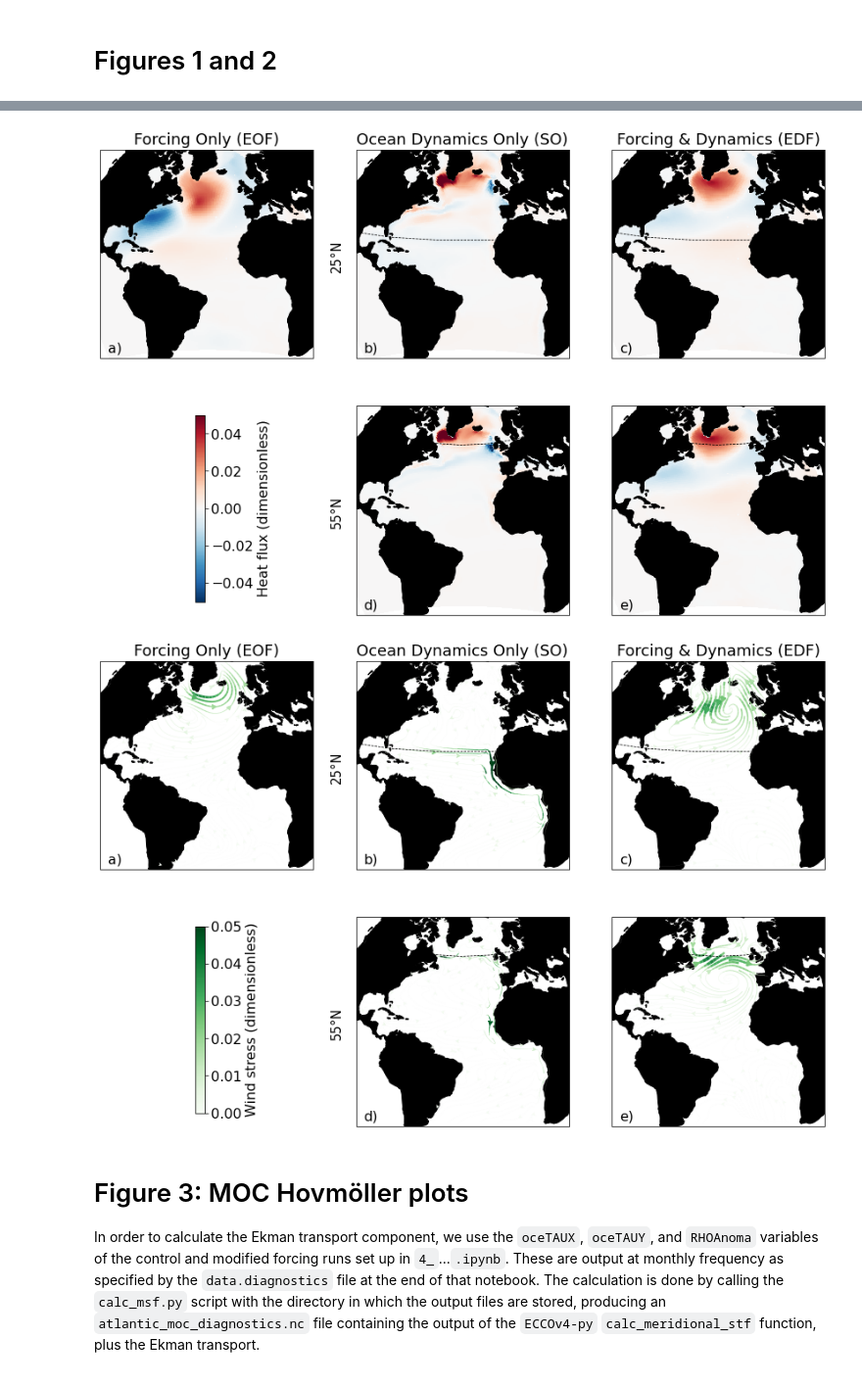
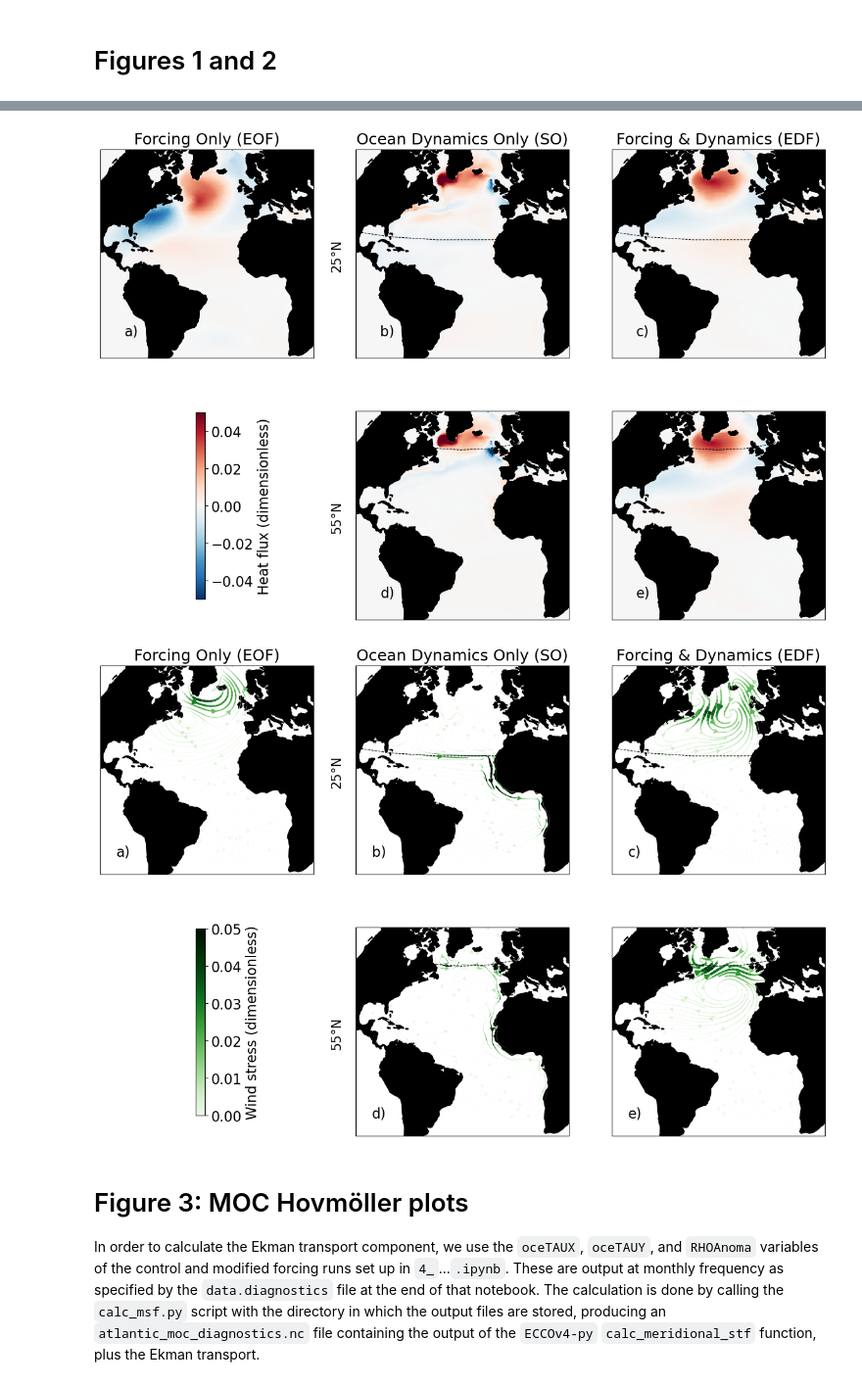
Before and after one commit to ds4g15/AMOC_DPC_paper, a Jupyter notebook: 5_AMOC_diagnostics.ipynb, the cells around one changed output, grey strips where cells are left out. Shown at 98% size. Drawn from its saved outputs; the diff is of its cells as text; code cells hidden in the pictures.

```diff
--- a/5_AMOC_diagnostics.ipynb
+++ b/5_AMOC_diagnostics.ipynb
@@ -44,6 +49,7 @@ EDF25_tauxy=EDF25_tauxy/np.linalg.norm(EDF25_tauxy)
 # %%
 CMAP=plt.cm.get_cmap('RdBu_r').__copy__();CMAP.set_bad('k')
 VLIM=0.05
+midcolor=CMAP(np.linspace(0,1,256))[128]
 
 print('Figure 1')
 fig,ax=plt.subplots(2,3)
@@ -52,7 +58,7 @@ p,AX=unpack_and_map(EOF1_hflux,ax=ax[0,0],vmin=-VLIM,vmax=VLIM,cmap=CMAP);ax[0,0
 # HF SOs
 p,AX=unpack_and_map(SO25_hflux,ax=ax[0,1],vmin=-VLIM,vmax=VLIM,cmap=CMAP);ax[0,1]=AX;
 AX.plot([-100,100],[25,25],transform=ccrs.PlateCarree(),color='k',linestyle='--',linewidth=0.75);
-p,AX=unpack_and_map(SO55_hflux,ax=ax[1,1],vmin=-VLIM,vmax=VLIM,cmap=CMAP);ax[1,1]=AX;
+p,AX=unpack_and_map(-SO55_hflux,ax=ax[1,1],vmin=-VLIM,vmax=VLIM,cmap=CMAP);ax[1,1]=AX;
 AX.plot([-100,100],[55,55],transform=ccrs.PlateCarree(),color='k',linestyle='--',linewidth=0.75);
 # HF EDFs
 p,AX=unpack_and_map(EDF25_hflux,ax=ax[0,2],vmin=-VLIM,vmax=VLIM,cmap=CMAP);ax[0,2]=AX;
@@ -75,27 +81,41 @@ ax[0,1].set_title('Ocean Dynamics Only (SO)',fontsize=18);
 ax[0,2].set_title('Forcing & Dynamics (EDF)',fontsize=18);
 ax[0,1].text(-8e6,1e6,'25°N',rotation=90,fontsize=15);
 ax[1,1].text(-8e6,1e6,'55°N',rotation=90,fontsize=15);
-[ax.flatten()[i].text(-6e6,-4e6,['a)','b)','c)','_','d)','e)'][i],fontsize=16) for i in range(len(ax.flatten()))];
+[ax.flatten()[i].text(-5e6,-3e6,['a)','b)','c)','_','d)','e)'][i],fontsize=16) for i in range(len(ax.flatten()))];
+[ax.flatten()[i].set_facecolor(midcolor) for i in range(len(ax.flatten()))]
 fig.set_size_inches(15,10);
-fig.savefig('figures_pdf/figure_1.png',bbox_inches='tight')
 
+#
+fig.savefig('figures/figure_1.png',bbox_inches='tight')
 #####################################################################################################################################
+###############################################
+#Sharpen the colormap
+from matplotlib.colors import ListedColormap
+
+# Define the base colormap and the number of colors
+base_cmap = plt.get_cmap('Greens')
+N = 256  # Number of points in the colormap
+colors = base_cmap(np.linspace(0, 1, N))
+# midcolor=colors[128]**2
+CMAP = ListedColormap(colors**2)
+CMAP.set_bad('k')
+###############################################
 #####################################################################################################################################
 
 print('Figure 2')
 
 fig,ax=plt.subplots(2,3)
 # UV EOFs
-s,AX=atlstream(EOF1_tauxy,ax=ax[0,0],widthfactor=4,ss=1,density=4,arrowsize=1.,arrowstyle='fancy',cmap='Greens',vmin=0,vmax=VLIM);ax[0,0]=AX;
+s,AX=atlstream(-EOF1_tauxy,ax=ax[0,0],widthfactor=4,ss=1,density=4,arrowsize=1.,arrowstyle='fancy',cmap=CMAP,vmin=0,vmax=VLIM);ax[0,0]=AX;
 # UV SOs
-s,AX=atlstream(SO25_tauxy,ax=ax[0,1],widthfactor=4,ss=1,density=4,arrowsize=1.,arrowstyle='fancy',cmap='Greens',vmin=0,vmax=VLIM);ax[0,1]=AX;
+s,AX=atlstream(SO25_tauxy,ax=ax[0,1],widthfactor=4,ss=1,density=4,arrowsize=1.,arrowstyle='fancy',cmap=CMAP,vmin=0,vmax=VLIM);ax[0,1]=AX;
 AX.plot([-100,100],[25,25],transform=ccrs.PlateCarree(),color='k',linestyle='--',linewidth=0.75);
-s,AX=atlstream(SO55_tauxy,ax=ax[1,1],widthfactor=4,ss=1,density=4,arrowsize=1.,arrowstyle='fancy',cmap='Greens',vmin=0,vmax=VLIM);ax[1,1]=AX;
+s,AX=atlstream(SO55_tauxy,ax=ax[1,1],widthfactor=4,ss=1,density=4,arrowsize=1.,arrowstyle='fancy',cmap=CMAP,vmin=0,vmax=VLIM);ax[1,1]=AX;
 AX.plot([-100,100],[55,55],transform=ccrs.PlateCarree(),color='k',linestyle='--',linewidth=0.75);
 # UV EDFs
-s,AX=atlstream(EDF25_tauxy,ax=ax[0,2],widthfactor=4,ss=1,density=4,arrowsize=1.,arrowstyle='fancy',cmap='Greens',vmin=0,vmax=VLIM);ax[0,2]=AX;
+s,AX=atlstream(EDF25_tauxy,ax=ax[0,2],widthfactor=4,ss=1,density=4,arrowsize=1.,arrowstyle='fancy',cmap=CMAP,vmin=0,vmax=VLIM);ax[0,2]=AX;
 AX.plot([-100,100],[25,25],transform=ccrs.PlateCarree(),color='k',linestyle='--',linewidth=0.75);
-s,AX=atlstream(EDF55_tauxy,ax=ax[1,2],widthfactor=4,ss=1,density=4,arrowsize=1.,arrowstyle='fancy',cmap='Greens',vmin=0,vmax=VLIM);ax[1,2]=AX;
+s,AX=atlstream(EDF55_tauxy,ax=ax[1,2],widthfactor=4,ss=1,density=4,arrowsize=1.,arrowstyle='fancy',cmap=CMAP,vmin=0,vmax=VLIM);ax[1,2]=AX;
 AX.plot([-100,100],[55,55],transform=ccrs.PlateCarree(),color='k',linestyle='--',linewidth=0.75);
 
 ####
@@ -113,10 +133,10 @@ ax[0,1].set_title('Ocean Dynamics Only (SO)',fontsize=18);
 ax[0,2].set_title('Forcing & Dynamics (EDF)',fontsize=18);
 ax[0,1].text(-8e6,1e6,'25°N',rotation=90,fontsize=15);
 ax[1,1].text(-8e6,1e6,'55°N',rotation=90,fontsize=15);
-[ax.flatten()[i].text(-6e6,-4e6,['a)','b)','c)','_','d)','e)'][i],fontsize=16) for i in range(len(ax.flatten()))];
+[ax.flatten()[i].text(-5.5e6,-3.25e6,['a)','b)','c)','_','d)','e)'][i],fontsize=16) for i in range(len(ax.flatten()))];
 
 fig.set_size_inches(15,10)
-
-fig.savefig('figures_pdf/figure_2.png',bbox_inches='tight')
+fig.savefig('figures/figure_2.png',bbox_inches='tight')
+#
 # %% [output]
 Figure 1
@@ -124,5 +159,5 @@ Figure 2
-[figure, old version]
+[figure, new version]
-[figure, old version]
+[figure, new version]
 # %% [markdown]
 # Figure 3: MOC Hovmöller plots
 In order to calculate the Ekman transport component, we use the `oceTAUX`, `oceTAUY`, and `RHOAnoma` variables of the control and modified forcing runs set up in `4_`...`.ipynb`. These are output at monthly frequency as specified by the `data.diagnostics` file at the end of that notebook. The calculation is done by calling the `calc_msf.py` script with the directory in which the output files are stored, producing an `atlantic_moc_diagnostics.nc` file containing the output of the `ECCOv4-py` `calc_meridional_stf` function, plus the Ekman transport.
```
Also changed, not shown: parts of 37 cells of this notebook, 3 other files.
